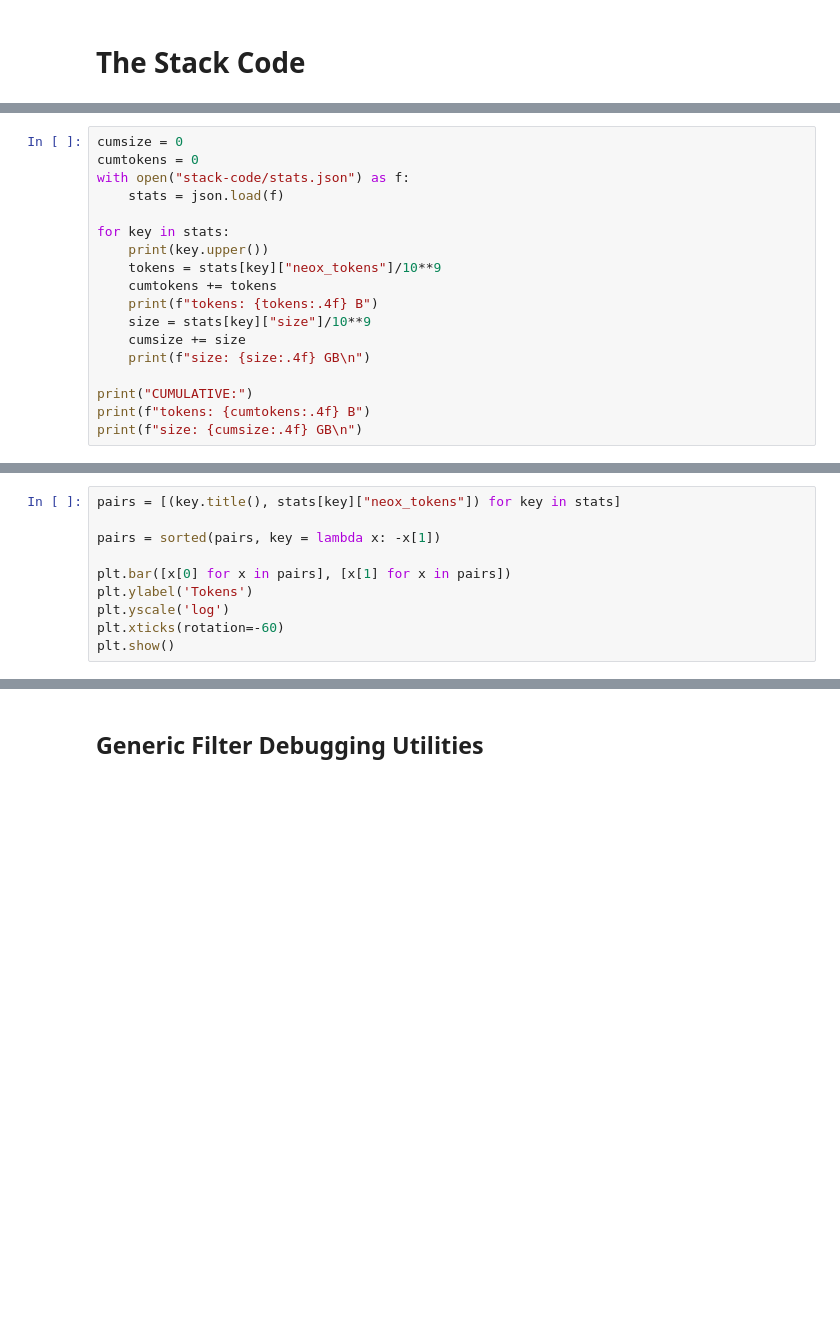
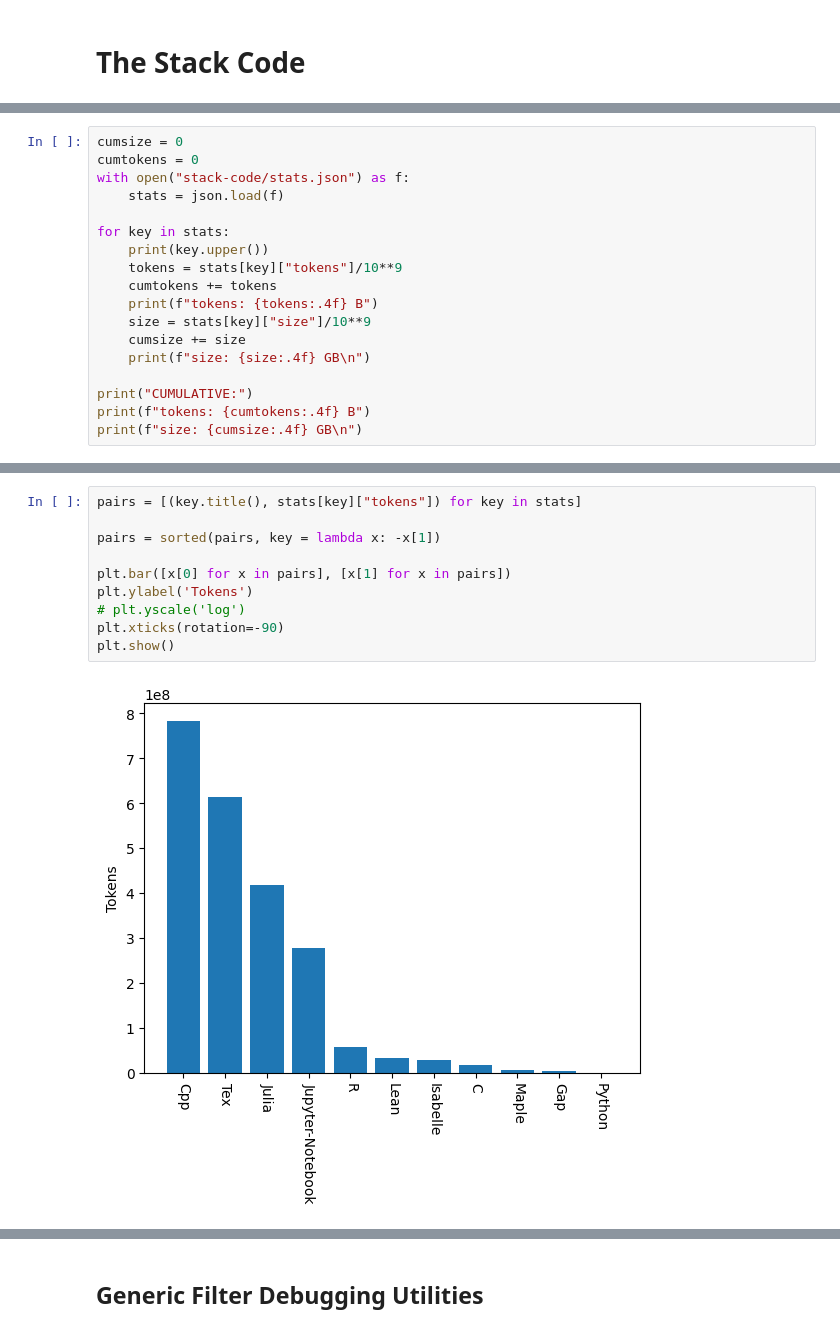
Before and after one commit to EleutherAI/math-lm, a Jupyter notebook: proof-pile-v2/source_code/analysis.ipynb, the cells around one changed output, grey strips where cells are left out. Drawn from its saved outputs; the diff is of its cells as text; blank space fills up the shorter version.

```diff
--- a/proof-pile-v2/source_code/analysis.ipynb
+++ b/proof-pile-v2/source_code/analysis.ipynb
@@ -20,7 +20,7 @@ with open("stack-code/stats.json") as f:
 
 for key in stats:
     print(key.upper())
-    tokens = stats[key]["neox_tokens"]/10**9
+    tokens = stats[key]["tokens"]/10**9
     cumtokens += tokens
     print(f"tokens: {tokens:.4f} B")
     size = stats[key]["size"]/10**9
@@ -51,10 +51,12 @@ size: 31.5977 GB
 # %%
-pairs = [(key.title(), stats[key]["neox_tokens"]) for key in stats]
+pairs = [(key.title(), stats[key]["tokens"]) for key in stats]
 
 pairs = sorted(pairs, key = lambda x: -x[1])
 
 plt.bar([x[0] for x in pairs], [x[1] for x in pairs])
 plt.ylabel('Tokens')
-plt.yscale('log')
-plt.xticks(rotation=-60)
+# plt.yscale('log')
+plt.xticks(rotation=-90)
 plt.show()
+# %% [output]
+[figure, added]
```
Also changed, not shown: parts of 28 cells of this notebook, 1 other file.
